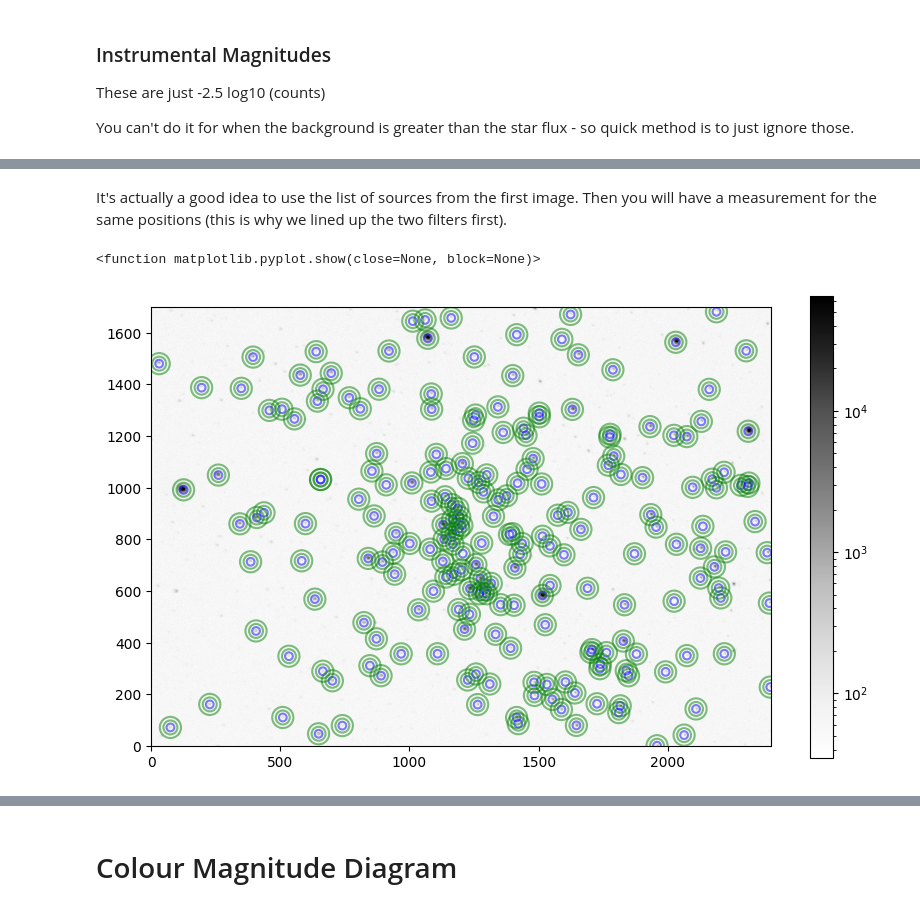
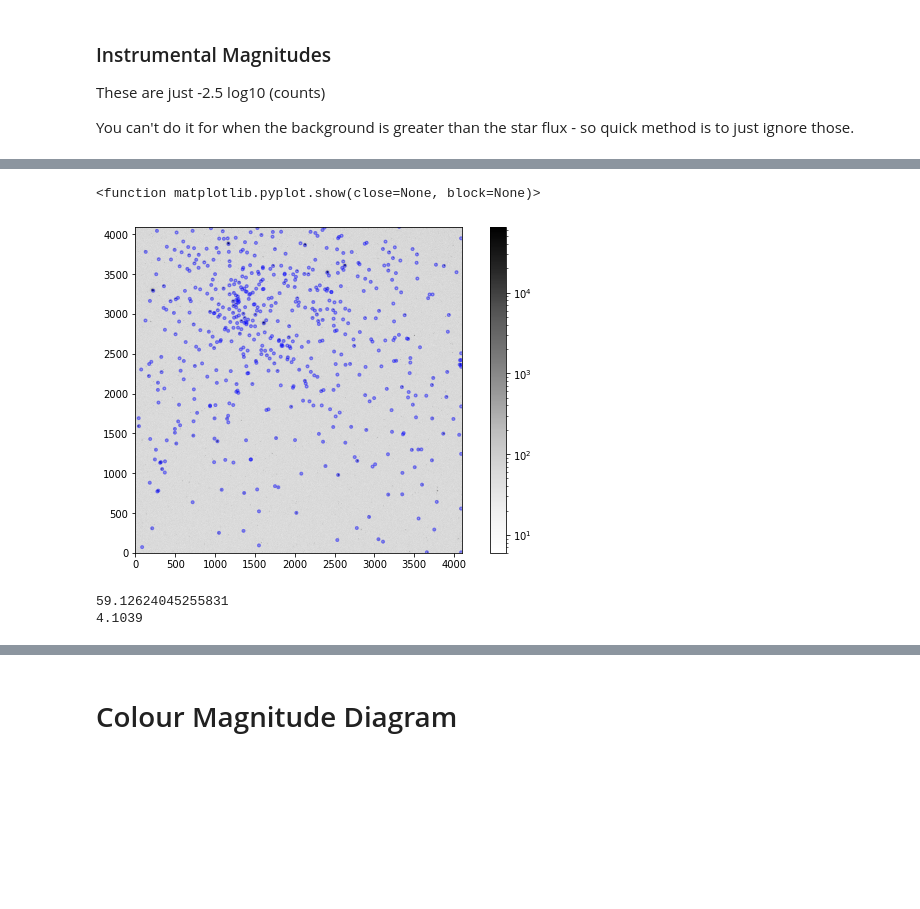
Before and after one commit to karenlmasters/ObservationalAstrophysics, a Jupyter notebook: AperturePhotometryAstropy_v2026.ipynb, the cells around one changed output, grey strips where cells are left out. Saved outputs shown, nothing was run; the diff lists cells and outputs as text; code cells hidden in the pictures; blank space fills up the shorter version.

Commit message:
Aperture Photometry Update 2026

```diff
--- a/AperturePhotometryAstropy_v2026.ipynb
+++ b/AperturePhotometryAstropy_v2026.ipynb
@@ -58,6 +58,6 @@ Requires: astropy, numpy
 Required-by:
 Note: you may need to restart the kernel to use updated packages.
 # %%
-fits_file = fits.open('PerseusClusterData/ngc869_MED_aligned_r.fits')
+fits_file = fits.open('PerseusClusterData/ngc884_MED_aligned_r.fits')
 image_data=fits_file[0].data
 # %%
@@ -348,5 +348,5 @@ You should check the seeing FWHM in this filter, but really should use the same
 
 <img src="PerseusClusterData/Seeing_Profile_gband.png" width="300">
 # %%
-fits_file = fits.open('aligned_ngc884_MED_aligned_g.fits')
+fits_file = fits.open('PerseusClusterData/ngc884_MED_aligned_g.fits')
 image_data=fits_file[0].data
@@ -362,4 +353,2 @@ plt.show
-# %% [markdown]
-It's actually a good idea to use the list of sources from the first image. Then you will have a measurement for the same positions (this is why we lined up the two filters first).
 # %%
 apertures_g = CircularAperture(positions,r=15.0) # This is the 1.5 FWHM as measured from the image using AIJ
@@ -368,11 +355,10 @@ annulus_aperture_g = CircularAnnulus(positions, r_in=27, r_out=41) # Set these t
 # %%
 plt.figure(figsize=(10,6))
-plt.imshow(section1,origin='lower',norm=LogNorm(),cmap='Greys',interpolation = 'nearest')
+plt.imshow(image_data,origin='lower',norm=LogNorm(),cmap='Greys',interpolation = 'nearest')
 apertures_g.plot(color='blue',lw=1.5,alpha=0.5);
-annulus_aperture_g.plot(color='green',lw=1.5,alpha=0.5)
 plt.colorbar()
 plt.show
 # %% [output]
 <function matplotlib.pyplot.show(close=None, block=None)>
-[figure, old version]
+[figure, new version]
 # %%
@@ -384,0 +371,6 @@ bkg_total = (bkg['aperture_sum']/bkg_area)*aperture_area #deals with different s
+# %%
+print(bkg.background_median)
+print(round(bkg.background_rms_median, 4))
+# %% [output]
+59.12624045255831
+4.1039
```
Also changed, not shown: parts of 26 cells of this notebook.
